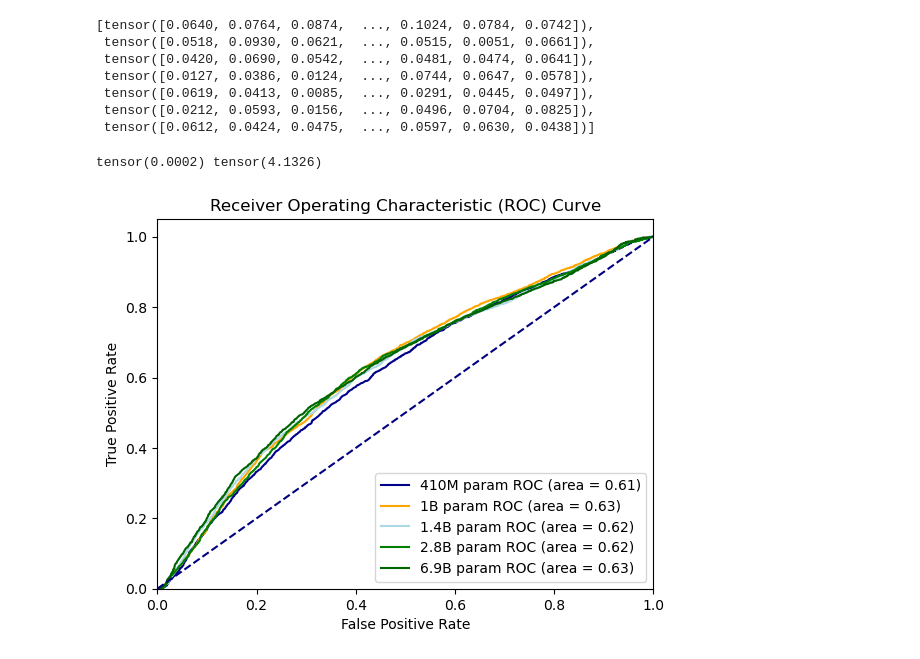
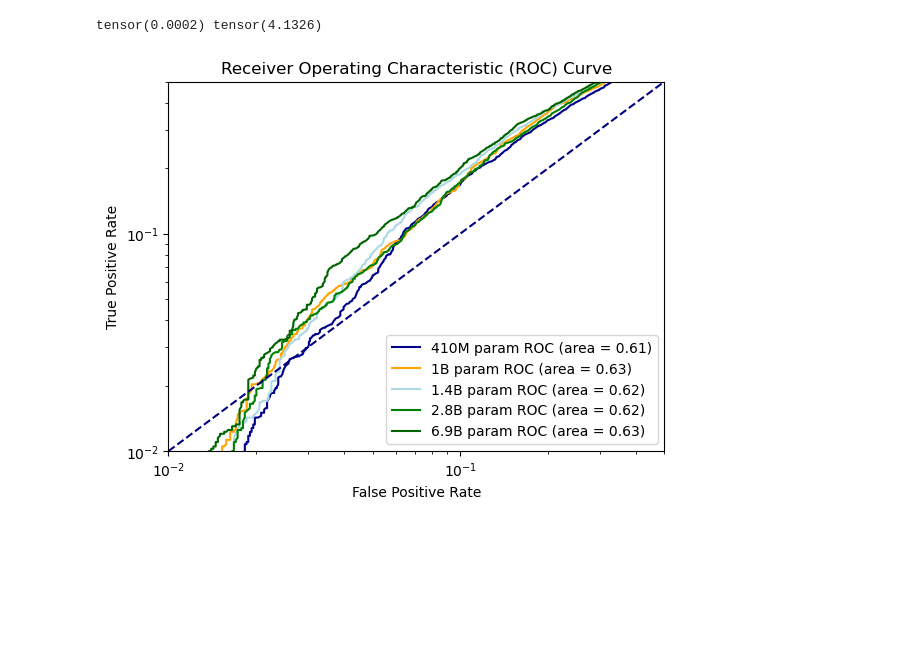
Before and after one commit to safr-ai-lab/pandora-llm, a Jupyter notebook: roc_basic_plots/plot threshold attack success.ipynb, the cells around one changed output. Saved outputs shown, nothing was run; the diff lists cells and outputs as text; code cells hidden in the pictures; blank space fills up the shorter version.

Commit message:
new roc plots

```diff
--- a/roc_basic_plots/plot threshold attack success.ipynb
+++ b/roc_basic_plots/plot threshold attack success.ipynb
@@ -22,16 +22,6 @@ def compute_fpr_tpr_thresholds(valuestraining, valuesvalidation, st, end):
     y_true   = [1 for _ in range(len(valuestraining))] + [0 for _ in range(len(valuesvalidation))]
 
     return roc_curve(y_true,y_scores)
-# %%
-valid_data
-# %% [output]
-[tensor([0.0640, 0.0764, 0.0874,  ..., 0.1024, 0.0784, 0.0742]),
- tensor([0.0518, 0.0930, 0.0621,  ..., 0.0515, 0.0051, 0.0661]),
- tensor([0.0420, 0.0690, 0.0542,  ..., 0.0481, 0.0474, 0.0641]),
- tensor([0.0127, 0.0386, 0.0124,  ..., 0.0744, 0.0647, 0.0578]),
- tensor([0.0619, 0.0413, 0.0085,  ..., 0.0291, 0.0445, 0.0497]),
- tensor([0.0212, 0.0593, 0.0156,  ..., 0.0496, 0.0704, 0.0825]),
- tensor([0.0612, 0.0424, 0.0475,  ..., 0.0597, 0.0630, 0.0438])]
 # %%
 
 from sklearn.metrics import roc_curve, auc
@@ -40,38 +30,38 @@ train_data = [(train70M, val70M), (train160M, val160M), (train410M, val410M), (t
 
 st = min([ min(min(t),min(u)) for t,u in train_data])
 end = max([ max(max(t),max(u)) for t,u in train_data]) - min([ min(min(t),min(u)) for t,u in train_data])
 print(st,end)
 
 
 fpr = []
 tpr = []
 thresholds = []
 auc_res = []
 colors = ['darkorange', 'darkred',  'darkblue', 'orange', 'lightblue', 'green', 'darkgreen']
 names =["70M", "160M", "410M", "1B", "1.4B", "2.8B", "6.9B"]
 
 for i in range(len(train_data)):
     f, t, th = compute_fpr_tpr_thresholds(train_data[i][0], train_data[i][1], st, end)
     auc_res.append(auc(f, t))
     fpr.append(f)
     tpr.append(t)
     thresholds.append(th)
 
 
 # Plot the ROC curve
 for i in range(2,len(train_data)):
-    plt.plot(fpr[i], tpr[i], color=colors[i], label=names[i]+' param ROC (area = %0.2f)' % auc_res[i])
-plt.plot([0, 1], [0, 1], color='navy', linestyle='--')
-plt.xlim([0.0, 1.0])
-plt.ylim([0.0, 1.05])
+    plt.loglog(fpr[i], tpr[i], color=colors[i], label=names[i]+' param ROC (area = %0.2f)' % auc_res[i])
+plt.plot([0.01, 0.5], [0.01, 0.5], color='navy', linestyle='--')
+plt.xlim([0.01, 0.5])
+plt.ylim([0.01, 0.5])
 plt.xlabel('False Positive Rate')
 plt.ylabel('True Positive Rate')
 plt.title('Receiver Operating Characteristic (ROC) Curve')
 plt.legend(loc="lower right")
 plt.savefig("roc all models.png")
 # %% [output]
 tensor(0.0002) tensor(4.1326)
-[figure, old version]
+[figure, new version]
 # %%
 # def compute_how_many(c, training, validation):
 #     trainlength = len(training[training>=c])
```
Also changed, not shown: 5 other files.
